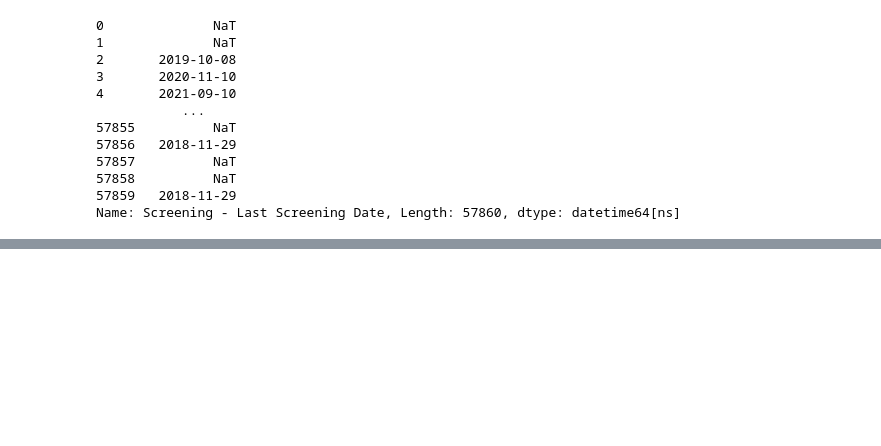
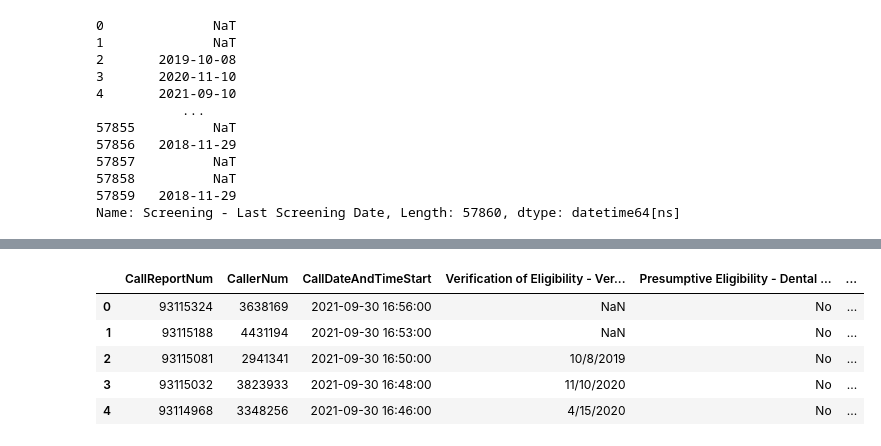
Before and after one commit to Tom-Hudson88/smile_on-dda5_parcheesi, a Jupyter notebook: notebook/ParcheesiSmileOn.ipynb, the cells around one changed output, grey strips where cells are left out. Cells and saved outputs as stored; diff of their text form; code cells hidden in the pictures; blank space fills up the shorter version.

```diff
--- a/notebook/ParcheesiSmileOn.ipynb
+++ b/notebook/ParcheesiSmileOn.ipynb
@@ -494,0 +402,14 @@ smileon.isnull().sum()
+# %%
+eligibility_ls =  (['CallReportNum', 'CallerNum','CallDateAndTimeStart','Verification of Eligibility - Verification Date',
+'Presumptive Eligibility - Dental Insurance?', 'Presumptive Eligibility - Do they pre-qualify for SMILE ON 60+?',
+'Presumptive Eligibility - What is the next step for clients encounter? ', 'Presumptive Eligibility - What is the next step for clients encounter?','Verification of Eligibility - Transportation Arranged',
+'Verification of Eligibility - Verification of Eligibility'])
+eligibility = smileon[eligibility_ls]
+eligibility.head()
+# %% [output]
+|  | CallReportNum | CallerNum | CallDateAndTimeStart | Verification of Eligibility - Ver... | Presumptive Eligibility - Dental ... | ... |
+| 0 | 93115324 | 3638169 | 2021-09-30 16:56:00 | NaN | No | ... |
+| 1 | 93115188 | 4431194 | 2021-09-30 16:53:00 | NaN | No | ... |
+| 2 | 93115081 | 2941341 | 2021-09-30 16:50:00 | 10/8/2019 | No | ... |
+| 3 | 93115032 | 3823933 | 2021-09-30 16:48:00 | 11/10/2020 | No | ... |
+| 4 | 93114968 | 3348256 | 2021-09-30 16:46:00 | 4/15/2020 | No | ... |
```
Also changed, not shown: parts of 48 cells of this notebook.
